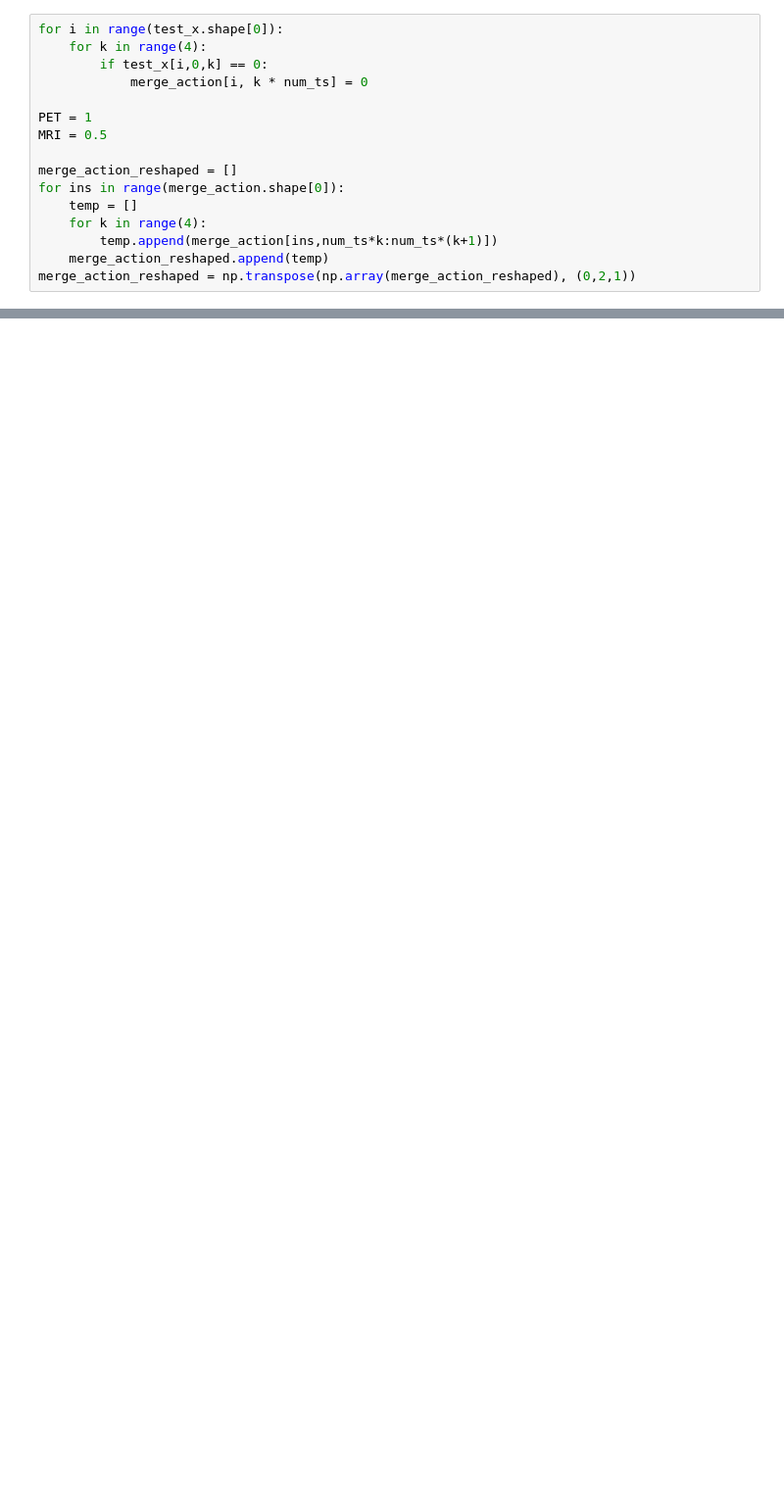
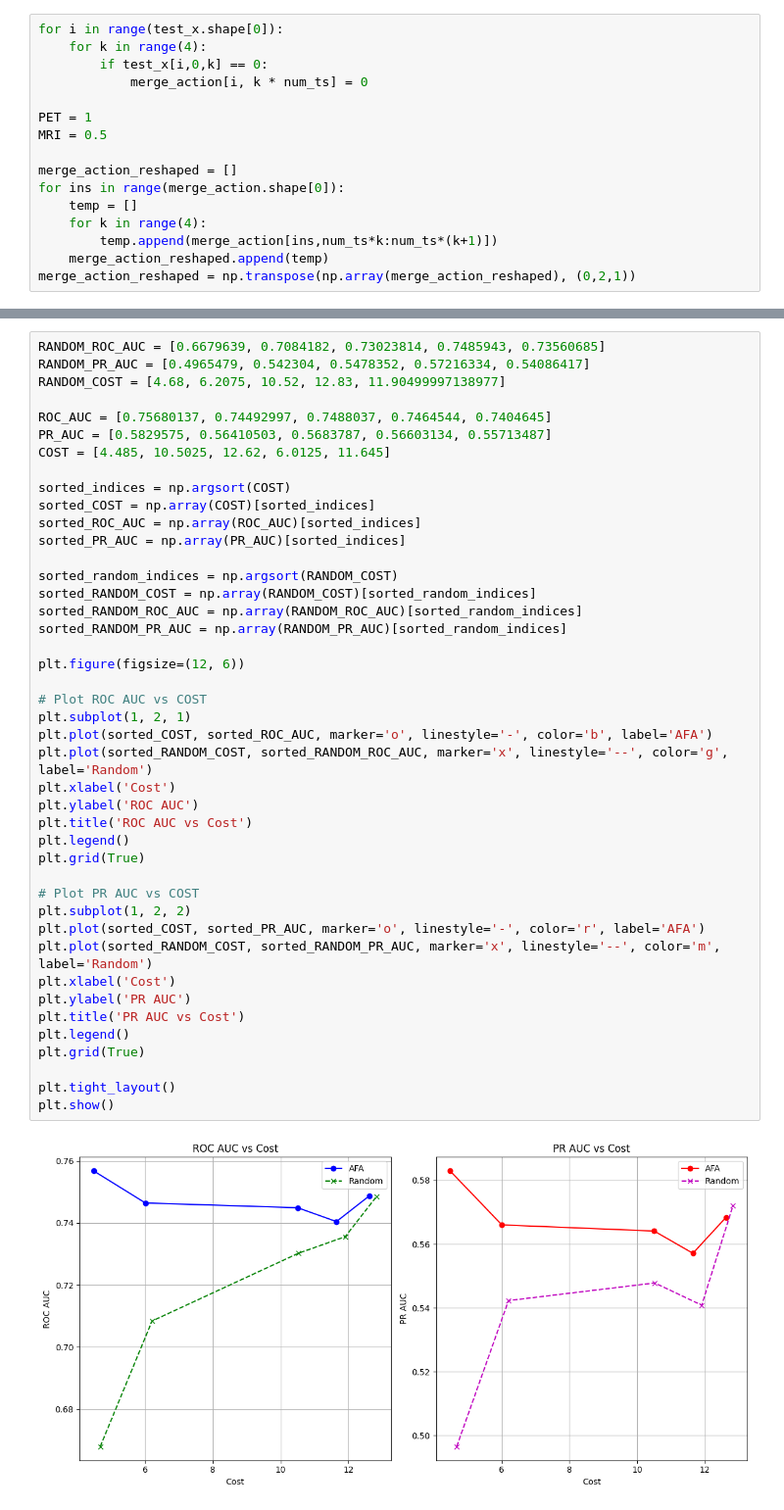
Before and after one commit to dzungdinhh/aaco, a Jupyter notebook: evaluation_adni.ipynb, the cells around one changed output, grey strips where cells are left out. Shown at 98% size. Saved outputs shown, nothing was run; the diff lists cells and outputs as text; blank space fills up the shorter version.

```diff
--- a/evaluation_adni.ipynb
+++ b/evaluation_adni.ipynb
@@ -381,0 +343,45 @@ total / merge_action_reshaped.shape[0]
+# %%
+RANDOM_ROC_AUC = [0.6679639, 0.7084182, 0.73023814, 0.7485943, 0.73560685]
+RANDOM_PR_AUC = [0.4965479, 0.542304, 0.5478352, 0.57216334, 0.54086417]
+RANDOM_COST = [4.68, 6.2075, 10.52, 12.83, 11.90499997138977]
+
+ROC_AUC = [0.75680137, 0.74492997, 0.7488037, 0.7464544, 0.7404645]
+PR_AUC = [0.5829575, 0.56410503, 0.5683787, 0.56603134, 0.55713487]
+COST = [4.485, 10.5025, 12.62, 6.0125, 11.645]
+
+sorted_indices = np.argsort(COST)
+sorted_COST = np.array(COST)[sorted_indices]
+sorted_ROC_AUC = np.array(ROC_AUC)[sorted_indices]
+sorted_PR_AUC = np.array(PR_AUC)[sorted_indices]
+
+sorted_random_indices = np.argsort(RANDOM_COST)
+sorted_RANDOM_COST = np.array(RANDOM_COST)[sorted_random_indices]
+sorted_RANDOM_ROC_AUC = np.array(RANDOM_ROC_AUC)[sorted_random_indices]
+sorted_RANDOM_PR_AUC = np.array(RANDOM_PR_AUC)[sorted_random_indices]
+
+plt.figure(figsize=(12, 6))
+
+# Plot ROC AUC vs COST
+plt.subplot(1, 2, 1)
+plt.plot(sorted_COST, sorted_ROC_AUC, marker='o', linestyle='-', color='b', label='AFA')
+plt.plot(sorted_RANDOM_COST, sorted_RANDOM_ROC_AUC, marker='x', linestyle='--', color='g', label='Random')
+plt.xlabel('Cost')
+plt.ylabel('ROC AUC')
+plt.title('ROC AUC vs Cost')
+plt.legend()
+plt.grid(True)
+
+# Plot PR AUC vs COST
+plt.subplot(1, 2, 2)
+plt.plot(sorted_COST, sorted_PR_AUC, marker='o', linestyle='-', color='r', label='AFA')
+plt.plot(sorted_RANDOM_COST, sorted_RANDOM_PR_AUC, marker='x', linestyle='--', color='m', label='Random')
+plt.xlabel('Cost')
+plt.ylabel('PR AUC')
+plt.title('PR AUC vs Cost')
+plt.legend()
+plt.grid(True)
+
+plt.tight_layout()
+plt.show()
+# %% [output]
+[figure, added]
```
Also changed, not shown: parts of 27 cells of this notebook, 20 other files.
